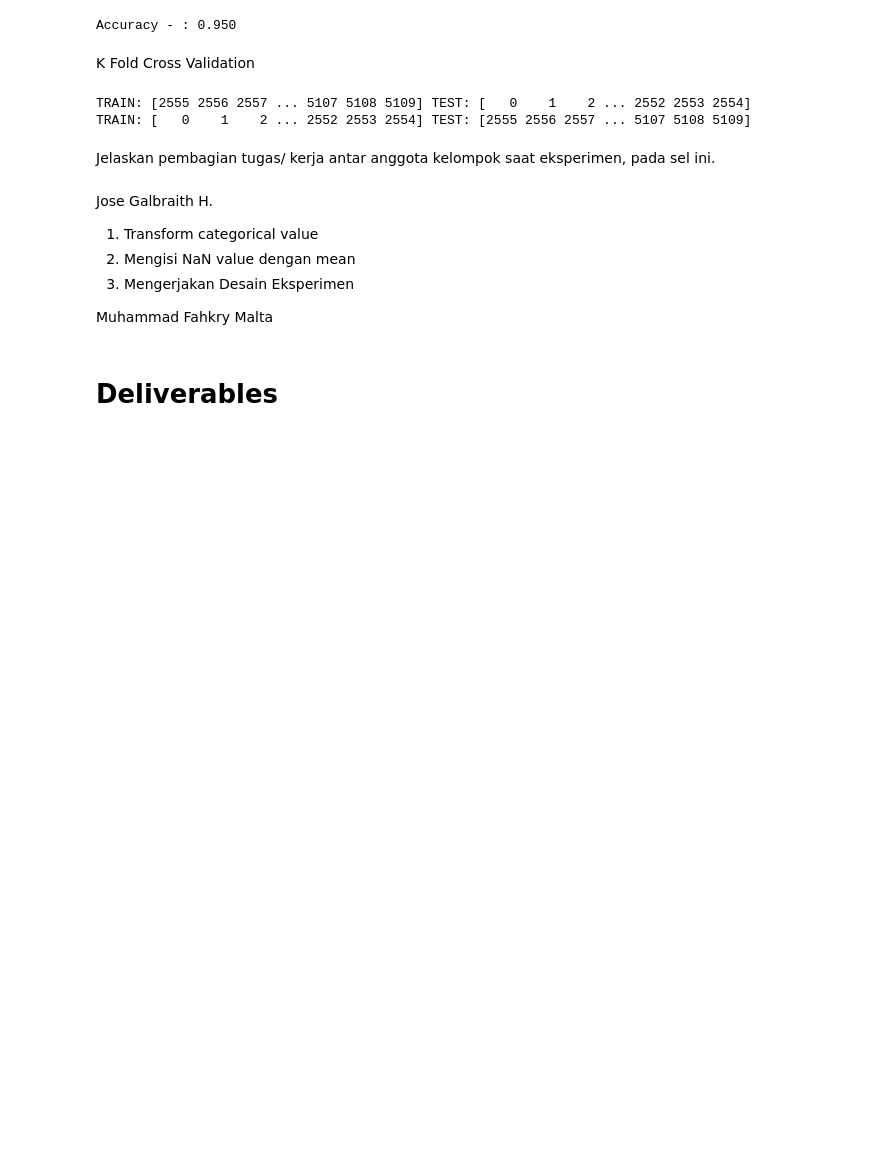
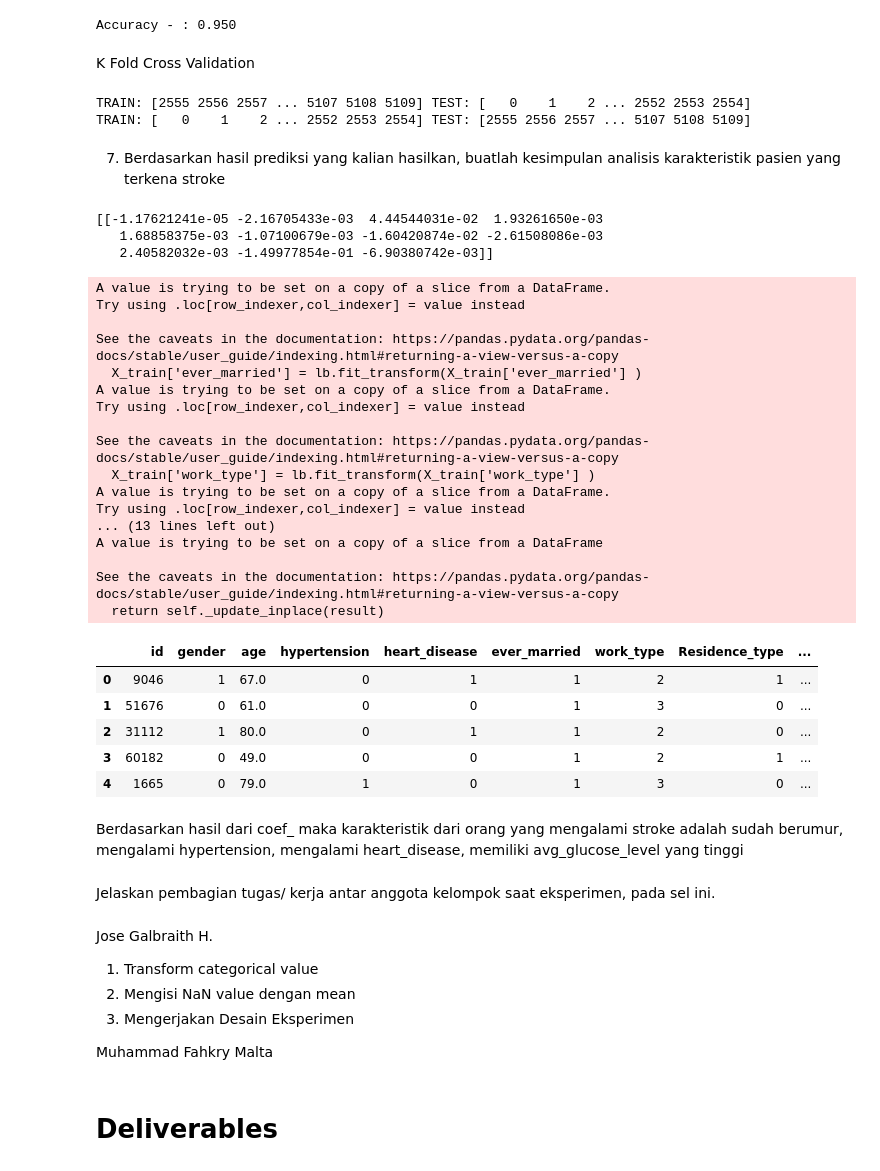
Before and after one commit to Josegalbraith/Tucil1_13519022_13519032, a Jupyter notebook: 1649020907823_IF3270_Praktikum/PraktikumIF3270_M1_13519022_13519032.ipynb, the cells around one changed output. Drawn from its saved outputs; the diff is of its cells as text; code cells hidden in the pictures; blank space fills up the shorter version.

```diff
--- a/1649020907823_IF3270_Praktikum/PraktikumIF3270_M1_13519022_13519032.ipynb
+++ b/1649020907823_IF3270_Praktikum/PraktikumIF3270_M1_13519022_13519032.ipynb
@@ -422,6 +422,54 @@ for train_index, test_index in kf.split(X):
 # %% [output]
 TRAIN: [2555 2556 2557 ... 5107 5108 5109] TEST: [   0    1    2 ... 2552 2553 2554]
 TRAIN: [   0    1    2 ... 2552 2553 2554] TEST: [2555 2556 2557 ... 5107 5108 5109]
+# %% [markdown]
+7. Berdasarkan hasil prediksi yang kalian hasilkan, buatlah kesimpulan analisis karakteristik pasien yang terkena stroke
+# %%
+model = LogisticRegression()
+X_train['ever_married'] = lb.fit_transform(X_train['ever_married'] )
+
+X_train['work_type'] = lb.fit_transform(X_train['work_type'] )
+
+X_train['work_type'] = lb.fit_transform(X_train['work_type'] )
+
+X_train['Residence_type'] = lb.fit_transform(X_train['Residence_type'] )
+
+X_train['smoking_status'] = lb.fit_transform(X_train['smoking_status'] )
+
+X_train['bmi'].fillna(df_train['bmi'].mean(), inplace= True)
+
+model.fit(X_train,y_train)
+print(model.coef_)
+X_train.head()
+# %% [output]
+[[-1.17621241e-05 -2.16705433e-03  4.44544031e-02  1.93261650e-03
+   1.68858375e-03 -1.07100679e-03 -1.60420874e-02 -2.61508086e-03
+   2.40582032e-03 -1.49977854e-01 -6.90380742e-03]]
+A value is trying to be set on a copy of a slice from a DataFrame.
+Try using .loc[row_indexer,col_indexer] = value instead
+
+See the caveats in the documentation: https://pandas.pydata.org/pandas-docs/stable/user_guide/indexing.html#returning-a-view-versus-a-copy
+  X_train['ever_married'] = lb.fit_transform(X_train['ever_married'] )
+A value is trying to be set on a copy of a slice from a DataFrame.
+Try using .loc[row_indexer,col_indexer] = value instead
+
+See the caveats in the documentation: https://pandas.pydata.org/pandas-docs/stable/user_guide/indexing.html#returning-a-view-versus-a-copy
+  X_train['work_type'] = lb.fit_transform(X_train['work_type'] )
+A value is trying to be set on a copy of a slice from a DataFrame.
+Try using .loc[row_indexer,col_indexer] = value instead
+... (13 lines left out)
+A value is trying to be set on a copy of a slice from a DataFrame
+
+See the caveats in the documentation: https://pandas.pydata.org/pandas-docs/stable/user_guide/indexing.html#returning-a-view-versus-a-copy
+  return self._update_inplace(result)
+|  | id | gender | age | hypertension | heart_disease | ever_married | work_type | Residence_type | ... |
+| 0 | 9046 | 1 | 67.0 | 0 | 1 | 1 | 2 | 1 | ... |
+| 1 | 51676 | 0 | 61.0 | 0 | 0 | 1 | 3 | 0 | ... |
+| 2 | 31112 | 1 | 80.0 | 0 | 1 | 1 | 2 | 0 | ... |
+| 3 | 60182 | 0 | 49.0 | 0 | 0 | 1 | 2 | 1 | ... |
+| 4 | 1665 | 0 | 79.0 | 1 | 0 | 1 | 3 | 0 | ... |
+# %% [markdown]
+Berdasarkan hasil dari coef_ maka karakteristik dari orang yang mengalami stroke adalah sudah berumur, mengalami hypertension, mengalami heart_disease, memiliki avg_glucose_level yang tinggi
 # %% [markdown]
 Jelaskan pembagian tugas/ kerja antar anggota kelompok saat eksperimen,  pada sel ini.
 # %% [markdown]
```
